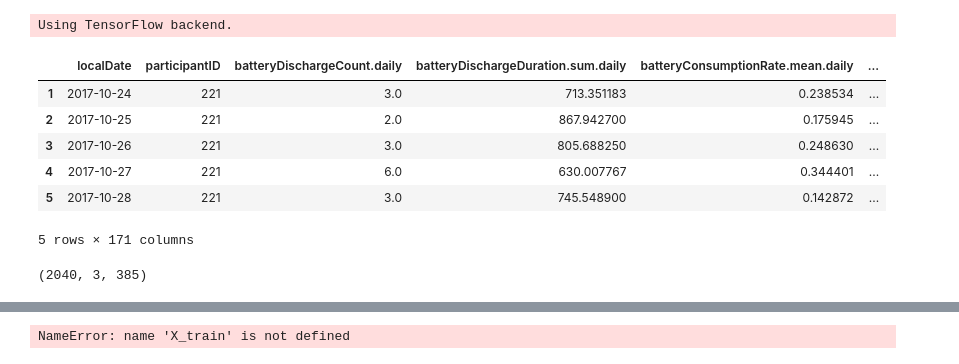
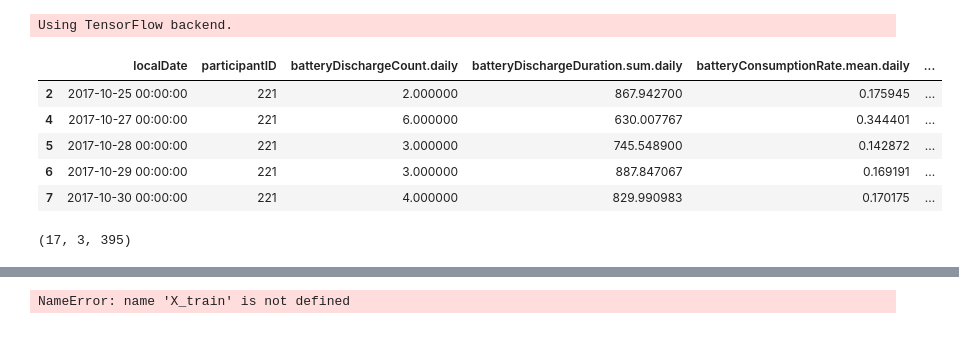
Before and after one commit to madkehl/LSTMPassiveSensing, a Jupyter notebook: LSTMs.ipynb, the cells around one changed output, grey strips where cells are left out. Cells and saved outputs as stored; diff of their text form; code cells hidden in the pictures.

```diff
--- a/LSTMs.ipynb
+++ b/LSTMs.ipynb
@@ -34,17 +34,17 @@ awaregb = aware.groupby('participantID')
 
 
 aware['localDate'] =pd.to_datetime(aware.localDate)
-aware = aware.loc[:, aware.isna().mean() < .25]
+aware = aware.loc[:, aware.isna().mean() < .20]
+aware = aware.loc[aware.isna().mean(axis = 1) < .20, :]
 # %%
-aware.head()
+aware.head().style
 # %% [output]
 |  | localDate | participantID | batteryDischargeCount.daily | batteryDischargeDuration.sum.daily | batteryConsumptionRate.mean.daily | ... |
-| 1 | 2017-10-24 | 221 | 3.0 | 713.351183 | 0.238534 | ... |
-| 2 | 2017-10-25 | 221 | 2.0 | 867.942700 | 0.175945 | ... |
-| 3 | 2017-10-26 | 221 | 3.0 | 805.688250 | 0.248630 | ... |
-| 4 | 2017-10-27 | 221 | 6.0 | 630.007767 | 0.344401 | ... |
-| 5 | 2017-10-28 | 221 | 3.0 | 745.548900 | 0.142872 | ... |
+| 2 | 2017-10-25 00:00:00 | 221 | 2.000000 | 867.942700 | 0.175945 | ... |
+| 4 | 2017-10-27 00:00:00 | 221 | 6.000000 | 630.007767 | 0.344401 | ... |
+| 5 | 2017-10-28 00:00:00 | 221 | 3.000000 | 745.548900 | 0.142872 | ... |
+| 6 | 2017-10-29 00:00:00 | 221 | 3.000000 | 887.847067 | 0.169191 | ... |
+| 7 | 2017-10-30 00:00:00 | 221 | 4.000000 | 829.990983 | 0.170175 | ... |
-5 rows × 171 columns
 # %%
 sequences = []
 for i in list(set(aware['participantID'])):
@@ -136,9 +137,9 @@ for i in pad_imp:
     X_ls.append(X)
     y_ls.append(y)
 # %%
-X1.shape
+X.shape
 # %% [output]
-(2040, 3, 385)
+(17, 3, 395)
 # %%
 dep_vars_ls = y_ls
 indep_vars_ls =X_ls
```
Also changed, not shown: parts of 4 cells of this notebook.
